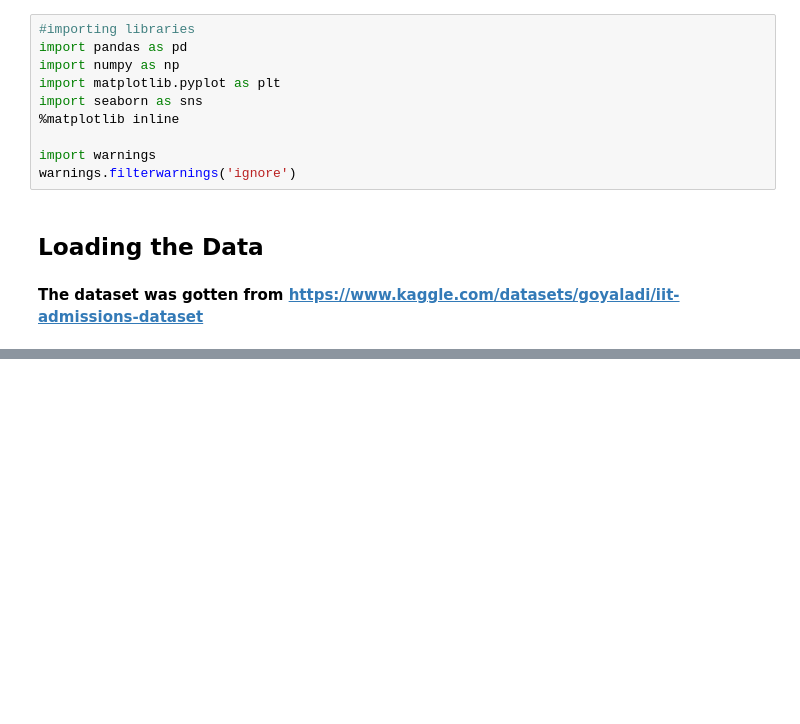
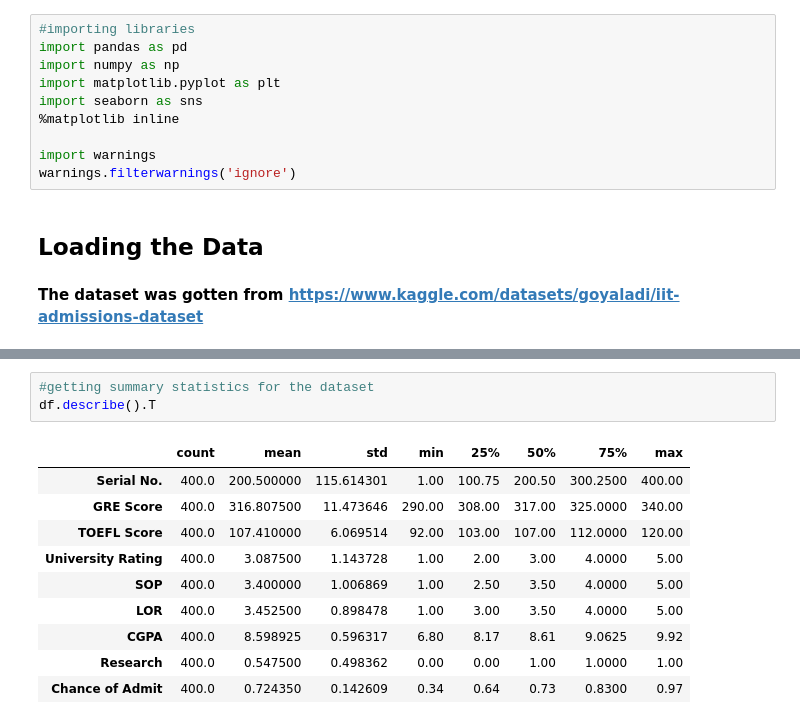
Before and after one commit to Murega14/universit_admissions_prediction, a Jupyter notebook: index.ipynb, the cells around one changed output, grey strips where cells are left out. Cells and saved outputs as stored; diff of their text form; blank space fills up the shorter version.

Commit message:
decided to work on a different dataset so modified it

```diff
--- a/index.ipynb
+++ b/index.ipynb
@@ -35,0 +58,14 @@ df
+# %%
+#getting summary statistics for the dataset
+df.describe().T
+# %% [output]
+|  | count | mean | std | min | 25% | 50% | 75% | max |
+| Serial No. | 400.0 | 200.500000 | 115.614301 | 1.00 | 100.75 | 200.50 | 300.2500 | 400.00 |
+| GRE Score | 400.0 | 316.807500 | 11.473646 | 290.00 | 308.00 | 317.00 | 325.0000 | 340.00 |
+| TOEFL Score | 400.0 | 107.410000 | 6.069514 | 92.00 | 103.00 | 107.00 | 112.0000 | 120.00 |
+| University Rating | 400.0 | 3.087500 | 1.143728 | 1.00 | 2.00 | 3.00 | 4.0000 | 5.00 |
+| SOP | 400.0 | 3.400000 | 1.006869 | 1.00 | 2.50 | 3.50 | 4.0000 | 5.00 |
+| LOR | 400.0 | 3.452500 | 0.898478 | 1.00 | 3.00 | 3.50 | 4.0000 | 5.00 |
+| CGPA | 400.0 | 8.598925 | 0.596317 | 6.80 | 8.17 | 8.61 | 9.0625 | 9.92 |
+| Research | 400.0 | 0.547500 | 0.498362 | 0.00 | 0.00 | 1.00 | 1.0000 | 1.00 |
+| Chance of Admit | 400.0 | 0.724350 | 0.142609 | 0.34 | 0.64 | 0.73 | 0.8300 | 0.97 |
```
Also changed, not shown: parts of 12 cells of this notebook, 1 other file.
